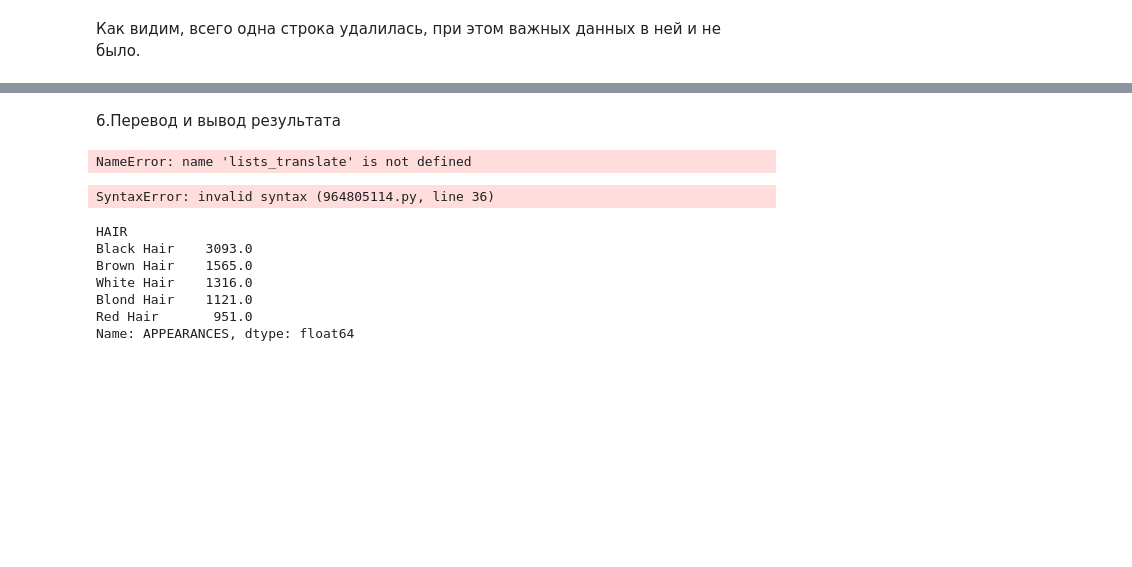
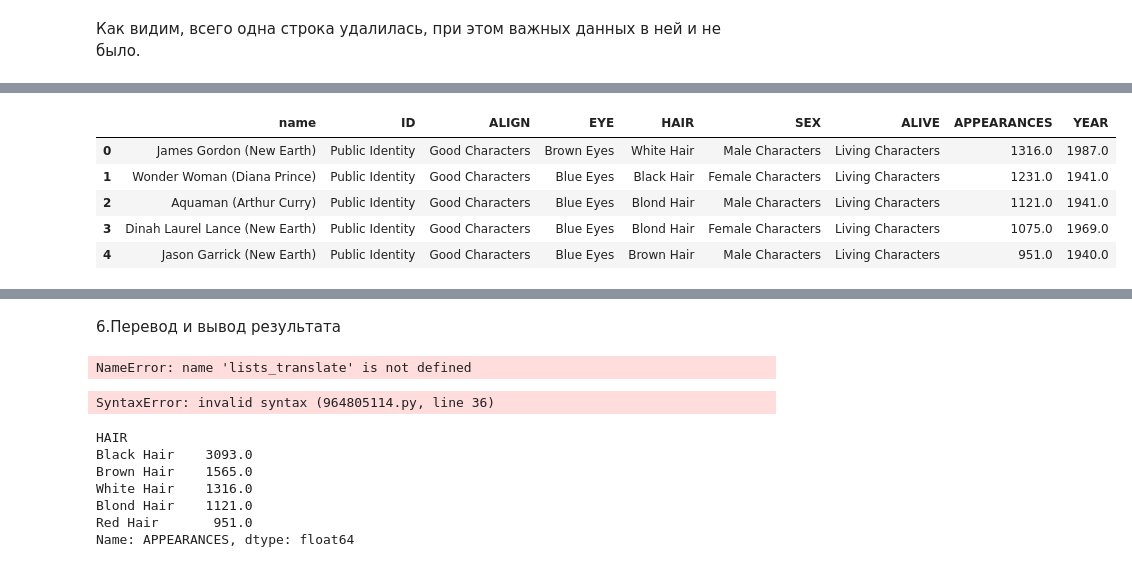
Before and after one commit to elvisandsivle/sf_data_science, a Jupyter notebook: SkillFactory/Продвинутые методы/task 2.ipynb, the cells around one changed output, grey strips where cells are left out. Cells and saved outputs as stored; diff of their text form; code cells hidden in the pictures; blank space fills up the shorter version.

```diff
--- a/SkillFactory/Продвинутые методы/task 2.ipynb
+++ b/SkillFactory/Продвинутые методы/task 2.ipynb
@@ -643,0 +700,18 @@ dc[mask1].sort_values(
+# %%
+# Определим 5 самых популярных публичных персонажей
+mask1 = dc['ID'] == 'Public Identity'
+
+dc_public_top5 = dc[mask1].sort_values(
+    by='APPEARANCES',
+    ascending= False,
+    ignore_index=True
+).head()
+
+display(dc_public_top5)
+# %% [output]
+|  | name | ID | ALIGN | EYE | HAIR | SEX | ALIVE | APPEARANCES | YEAR |
+| 0 | James Gordon (New Earth) | Public Identity | Good Characters | Brown Eyes | White Hair | Male Characters | Living Characters | 1316.0 | 1987.0 |
+| 1 | Wonder Woman (Diana Prince) | Public Identity | Good Characters | Blue Eyes | Black Hair | Female Characters | Living Characters | 1231.0 | 1941.0 |
+| 2 | Aquaman (Arthur Curry) | Public Identity | Good Characters | Blue Eyes | Blond Hair | Male Characters | Living Characters | 1121.0 | 1941.0 |
+| 3 | Dinah Laurel Lance (New Earth) | Public Identity | Good Characters | Blue Eyes | Blond Hair | Female Characters | Living Characters | 1075.0 | 1969.0 |
+| 4 | Jason Garrick (New Earth) | Public Identity | Good Characters | Blue Eyes | Brown Hair | Male Characters | Living Characters | 951.0 | 1940.0 |
```
Also changed, not shown: parts of 26 cells of this notebook, 1 other file.
